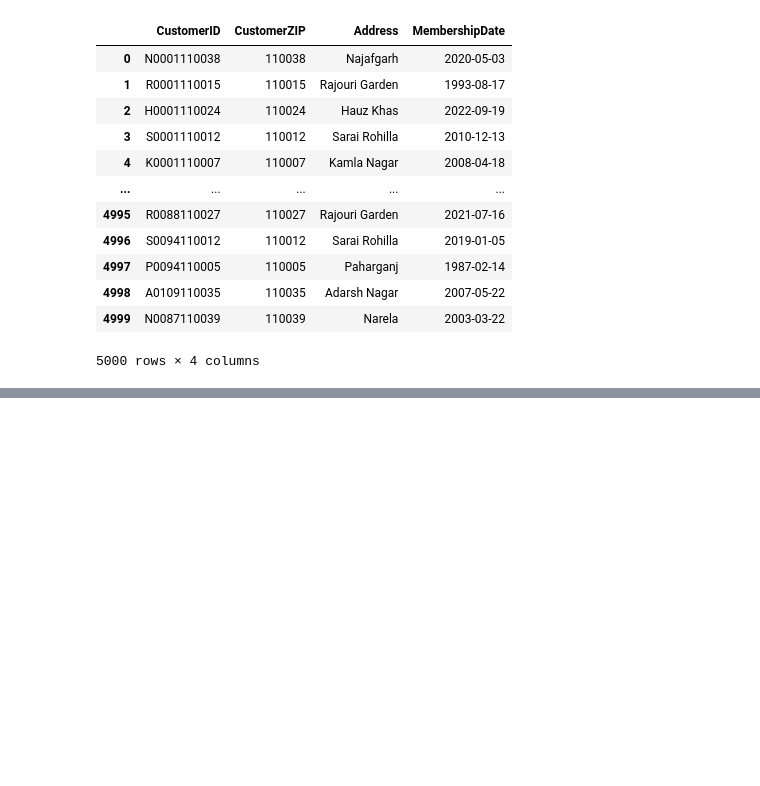
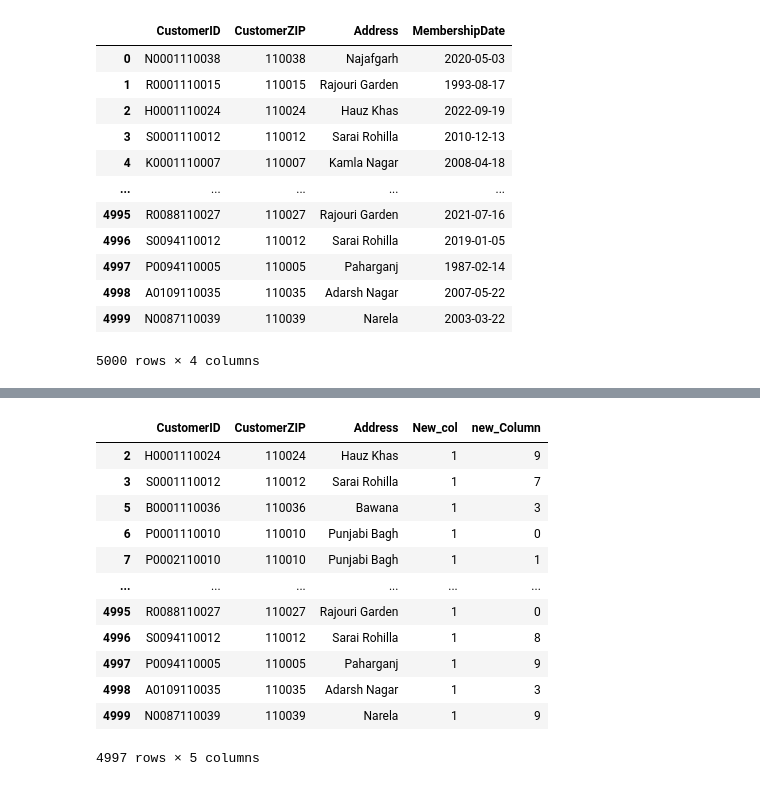
Before and after one commit to agiitp/2024H2-IITP-EMBA-MB511, a Jupyter notebook: ML_Tutorial_dataPreProcessing.ipynb, the cells around one changed output, grey strips where cells are left out. Saved outputs shown, nothing was run; the diff lists cells and outputs as text; code cells hidden in the pictures; blank space fills up the shorter version.

```diff
--- a/ML_Tutorial_dataPreProcessing.ipynb
+++ b/ML_Tutorial_dataPreProcessing.ipynb
@@ -223,0 +281,4 @@ customer_data
+# %%
+#Removing rows from the dataframe
+customer_data_copy = customer_data_copy.drop(labels=[0,1],axis=0)
+customer_data_copy
@@ -223,0 +299,4 @@ customer_data
+# %%
+#Removing 4th indexed value from the dataframe
+customer_data_copy = customer_data_copy.drop(labels=4,axis=0)
+customer_data_copy
@@ -223,0 +327,4 @@ customer_data
+# %%
+# removing the columns
+customer_data_copy = customer_data_copy.drop(labels=['MembershipDate'],axis=1)
+customer_data_copy
@@ -223,0 +345,4 @@ customer_data
+# %%
+#Creating a new column with all the values equal to 1
+customer_data_copy['New_col'] = 1
+customer_data_copy
@@ -223,0 +363,18 @@ customer_data
+# %%
+#Creating a new column with random values
+customer_data_copy['new_Column'] = np.random.randint(low=0, high=10, size=len(customer_data_copy))
+customer_data_copy
+# %% [output]
+|  | CustomerID | CustomerZIP | Address | New_col | new_Column |
+| 2 | H0001110024 | 110024 | Hauz Khas | 1 | 9 |
+| 3 | S0001110012 | 110012 | Sarai Rohilla | 1 | 7 |
+| 5 | B0001110036 | 110036 | Bawana | 1 | 3 |
+| 6 | P0001110010 | 110010 | Punjabi Bagh | 1 | 0 |
+| 7 | P0002110010 | 110010 | Punjabi Bagh | 1 | 1 |
+| ... | ... | ... | ... | ... | ... |
+| 4995 | R0088110027 | 110027 | Rajouri Garden | 1 | 0 |
+| 4996 | S0094110012 | 110012 | Sarai Rohilla | 1 | 8 |
+| 4997 | P0094110005 | 110005 | Paharganj | 1 | 9 |
+| 4998 | A0109110035 | 110035 | Adarsh Nagar | 1 | 3 |
+| 4999 | N0087110039 | 110039 | Narela | 1 | 9 |
+4997 rows × 5 columns
```
Also changed, not shown: parts of 15 cells of this notebook.
